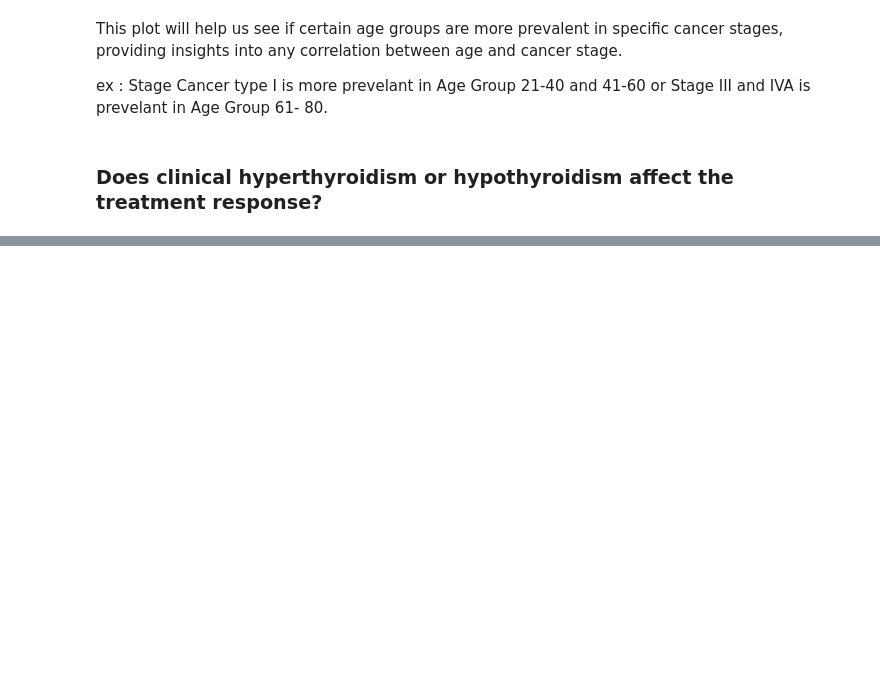
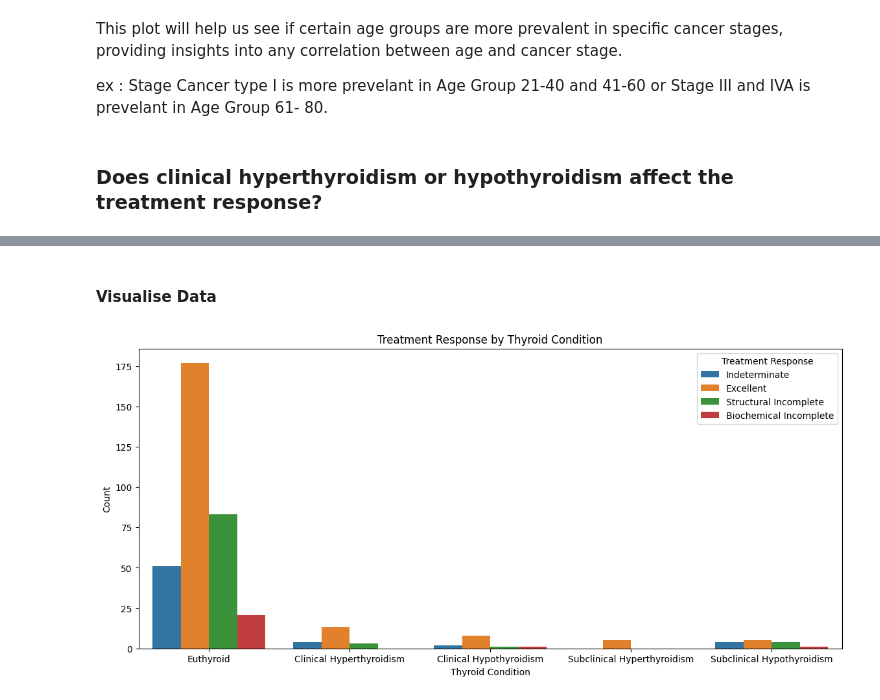
Before and after one commit to Angeliki1983/-Differentiated-Thyroid-Cancer-Recurrence, a Jupyter notebook: Thyroid_Cancer_Analysis.ipynb, the cells around one changed output, grey strips where cells are left out. Saved outputs shown, nothing was run; the diff lists cells and outputs as text; code cells hidden in the pictures; blank space fills up the shorter version.

Commit message:
Treatment Response based on Thyroid Condition

```diff
--- a/Thyroid_Cancer_Analysis.ipynb
+++ b/Thyroid_Cancer_Analysis.ipynb
@@ -448,0 +490,13 @@ ex : Stage Cancer type I is more prevelant in Age Group 21-40 and 41-60 or Stage
+# %% [markdown]
+#### Visualise Data
+# %%
+# Plot the data
+plt.figure(figsize=(14, 6))
+sns.countplot(data=df, x='Thyroid Function', hue='Response')
+plt.title('Treatment Response by Thyroid Condition')
+plt.xlabel('Thyroid Condition')
+plt.ylabel('Count')
+plt.legend(title='Treatment Response')
+plt.show()
+# %% [output]
+[figure, added]
```
Also changed, not shown: parts of 17 cells of this notebook.
